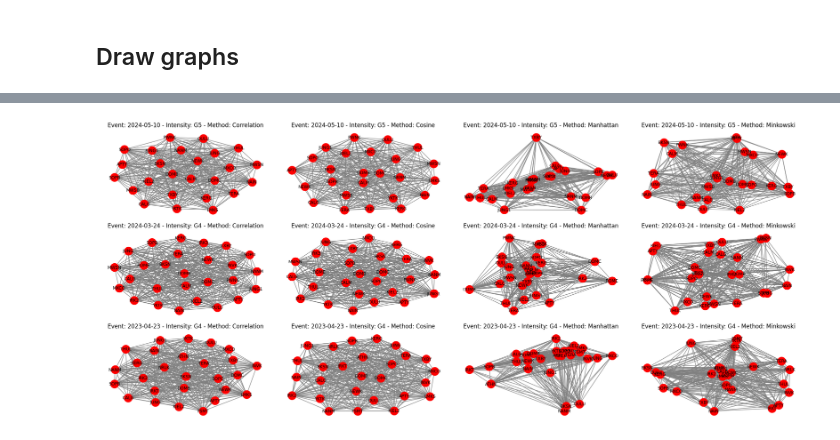
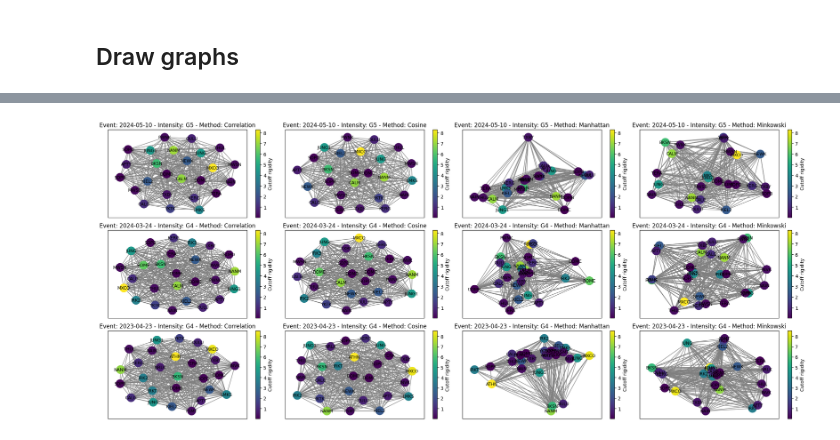
Before and after one commit to dosquisd/NMDB-FD-PredictorWithGraphs, a Jupyter notebook: notebooks/001_tests_with_graphs.ipynb, the cells around one changed output, grey strips where cells are left out. Cells and saved outputs as stored; diff of their text form; code cells hidden in the pictures.

Commit message:
feat: get metadata of each station for each event date. Then include the cutoff rigidity to plot the graph

```diff
--- a/notebooks/001_tests_with_graphs.ipynb
+++ b/notebooks/001_tests_with_graphs.ipynb
@@ -29,12 +31,11 @@ def load_events() -> Dict[str, EventData]:
         if not file_path.exists():
             return {}
 
-        rigidity = {}
-        with open(file_path, "r") as f:
-            for line in f:
-                station, value = line.strip().split(",")
-                rigidity[station] = float(value)
-        return rigidity
+        metadata = pd.read_csv(file_path)
+        cutoff_rigidity = {
+            row["station"]: row["cutoff_rigidity"] for _, row in metadata.iterrows()
+        }
+        return cutoff_rigidity
 
     event_files = list(DATADIR.glob("*"))
 
@@ -44,7 +45,7 @@ def load_events() -> Dict[str, EventData]:
             raw=load_data(f / "all.txt").set_index("datetime"),
             intensity=load_intensity(f / "intensity.txt"),
             graphs={},
-            cutoff_rigidity=load_cutoff_rigidity(f / "cutoff_rigidity.txt"),
+            cutoff_rigidity=load_cutoff_rigidity(f / "stations_metadata.csv"),
         )
         for f in event_files
         if f.is_dir()
@@ -123,38 +144,69 @@ Event: 2023-04-23
 # %%
 plot_grid = [3, 4]
+
+cmap = plt.cm.viridis  # type: ignore
 
 fig, axes = plt.subplots(*plot_grid, figsize=(21, 9))
 axes = axes.flatten()
 i = 0
 
 for event_date, data in events.items():
+    cutoff = data.get("cutoff_rigidity", {})
     for method, graph in data["graphs"].items():
         ax = axes[i]
         i += 1
 
         graph = data["graphs"][method]
         pos = nx.spring_layout(graph, weight="weight", seed=42)
 
+        nodes = list(graph.nodes())
+        vals = np.array([cutoff.get(n, np.nan) for n in nodes], dtype=float)
+
         # Another layout option
         # pos = nx.kamada_kawai_layout(graph, weight="weight")
 
-        nx.draw(
-            graph,
-            pos,
-            ax=ax,
-            with_labels=True,
-            node_size=300,
-            font_size=9,
-            font_color="black",
-            node_color="red",
-            edge_color="gray",
+        if np.all(np.isnan(vals)):
+            nx.draw(
+                graph,
+                pos,
+                ax=ax,
+                with_labels=True,
+                node_size=300,
+                font_size=9,
+                font_color="black",
+                node_color="red",
+                edge_color="gray",
+            )
+        else:
+            vmin = np.nanmin(vals)
+            vmax = np.nanmax(vals)
+            norm = mpl.colors.Normalize(vmin=vmin, vmax=vmax)  # type: ignore
+
+            nx.draw_networkx_nodes(
+                graph,
+                pos,
+                nodelist=nodes,
+                node_color=vals,
+                cmap=cmap,
+                node_size=300,
+                ax=ax,
+            )
+            nx.draw_networkx_labels(graph, pos, font_size=9, ax=ax)
+            nx.draw_networkx_edges(graph, pos, edge_color="gray", ax=ax)
+
+            sm = mpl.cm.ScalarMappable(norm=norm, cmap=cmap)  # type: ignore
+            sm.set_array([])
+            cbar = plt.colorbar(sm, ax=ax)
+            cbar.set_label("Cutoff rigidity")
+
+        ax.set_title(
+            f"Event: {event_date} - Intensity: {data['intensity']} - Method: {method.name.title()}"
         )
-        ax.set_title(f"Event: {event_date} - Intensity: {data['intensity']} - Method: {method.name.title()}")
 
 fig.tight_layout()
 plt.show()
 # %% [output]
-[figure, old version]
+[figure, new version]
 # %%
 graph.graph
 # %% [output]
```
Also changed, not shown: parts of 3 cells of this notebook, 6 other files.
